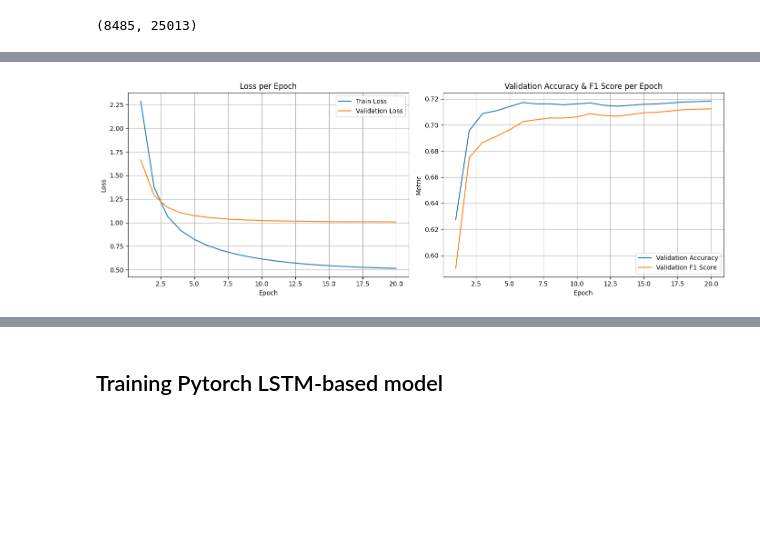
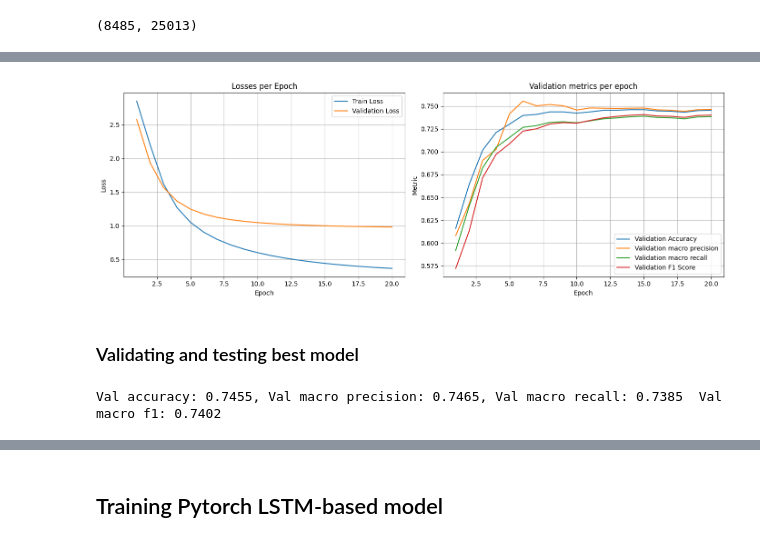
Before and after one commit to ikekee/twenty_newsgroups_classification_test_task, a Jupyter notebook: notebooks/model_training_experiments.ipynb, the cells around one changed output, grey strips where cells are left out. Cells and saved outputs as stored; diff of their text form; code cells hidden in the pictures; blank space fills up the shorter version.

Commit message:
minor models and notebook update

```diff
--- a/notebooks/model_training_experiments.ipynb
+++ b/notebooks/model_training_experiments.ipynb
@@ -161,23 +165,13 @@ class TfidfDataset(Dataset):
         return self.X[idx], self.y[idx]
 # %%
 train_dataset = TfidfDataset(train_x_vectorized, train_y)
-train_loader = DataLoader(train_dataset)
+train_loader = DataLoader(train_dataset, batch_size=16)
 
 val_dataset = TfidfDataset(val_x_vectorized, val_y)
-val_loader = DataLoader(val_dataset)
+val_loader = DataLoader(val_dataset, batch_size=16)
 # %%
 train_x_vectorized.shape
 # %% [output]
 (8485, 25013)
-# %%
-class FFNN(nn.Module):
-    def __init__(self, input_dim, hidden_dim, output_dim):
-        super().__init__()
-        self.fc1 = nn.Linear(input_dim, hidden_dim)
-        self.relu = nn.ReLU()
-        self.fc2 = nn.Linear(hidden_dim, output_dim)
-
-    def forward(self, x):
-        return self.fc2(self.relu(self.fc1(x)))
 # %%
 EPOCHS_NUM = 20
@@ -184,11 +187,4 @@ EPOCHS_NUM = 20
 # %%
-if torch.cuda.is_available():
-    device = torch.device("cuda")
-elif torch.backends.mps.is_available():
-    device = torch.device("mps")
-else:
-    device = torch.device("cpu")
-
 model_config = {
     "input_dim": train_x_vectorized.shape[1],
     "hidden_dim": 128,
@@ -197,7 +193,6 @@ model_config = {
 
 model = FFNN(**model_config)
 model = model.to(device)
-criterion = nn.CrossEntropyLoss()
 optimizer = torch.optim.Adam(model.parameters(), lr=0.0003, weight_decay=0.0005)
 
 history = defaultdict(list)
@@ -252,11 +247,15 @@ for epoch in range(EPOCHS_NUM):
     epoch_recall = TP / (TP + FN + 1e-8)
     epoch_f1 = 2 * epoch_precision * epoch_recall / (epoch_precision + epoch_recall + 1e-8)
     epoch_f1_macro = epoch_f1.mean()
+    epoch_precision_macro = epoch_precision.mean()
+    epoch_recall_macro = epoch_recall.mean()
     print(f"Train loss {epoch_loss:.4f}, Val loss: {epoch_val_loss:.4f}, Val accuracy: {epoch_acc.item():.4f}, Val macro f1: {epoch_f1_macro:.4f}")
     print("-"*5)
     history["train_losses"].append(epoch_loss)
     history["val_losses"].append(epoch_val_loss)
     history["val_accuracy"].append(epoch_acc)
+    history['val_precision_macro'].append(epoch_precision_macro)
+    history['val_recall_macro'].append(epoch_recall_macro)
     history["val_f1_macro"].append(epoch_f1_macro)
 
     if epoch_val_loss < min_val_loss:
@@ -311,29 +310,65 @@ Epoch 11/19
 # %%
 plt.figure(figsize=(14, 5))
 
 epochs = range(1, len(history['train_losses']) + 1)
 
 # График лоссов
 plt.subplot(1, 2, 1)
 plt.plot(epochs, history['train_losses'], label='Train Loss')
 plt.plot(epochs, history['val_losses'], label='Validation Loss')
 plt.xlabel('Epoch')
 plt.ylabel('Loss')
-plt.title('Loss per Epoch')
+plt.title('Losses per Epoch')
 plt.legend()
 plt.grid(True)
 
 # График accuracy и F1
 plt.subplot(1, 2, 2)
 plt.plot(epochs, history['val_accuracy'], label='Validation Accuracy')
+plt.plot(epochs, history['val_precision_macro'], label='Validation macro precision')
+plt.plot(epochs, history['val_recall_macro'], label='Validation macro recall')
 plt.plot(epochs, history['val_f1_macro'], label='Validation F1 Score')
+
 plt.xlabel('Epoch')
 plt.ylabel('Metric')
-plt.title('Validation Accuracy & F1 Score per Epoch')
+plt.title('Validation metrics per epoch')
 plt.legend()
 plt.grid(True)
 
 plt.tight_layout()
 plt.show()
 # %% [output]
-[figure, old version]
+[figure, new version]
+# %% [markdown]
+### Validating and testing best model
+# %%
+model_checkpoint = torch.load("../models/best.pth")
+model_args = model_checkpoint["model_args"]
+
+model = FFNN(**model_args).to(device)
+
+model.load_state_dict(model_checkpoint['model_state_dict'])
+
+model.eval()
+
+all_preds = []
+all_labels = []
+
+for inputs, labels in tqdm(val_loader, desc="Validating"):
+    inputs = inputs.to(device)
+    labels = labels.to(device)
+
+    with torch.no_grad():
+        outputs = model(inputs)
+        _, preds = torch.max(outputs, 1)
+    loss_value = criterion(outputs, labels)
+    all_preds.extend(list(preds.cpu().numpy()))
+    all_labels.extend(list(labels.cpu().numpy()))
+
+accuracy = accuracy_score(all_labels, all_preds)
+precision = precision_score(all_labels, all_preds, average="macro")
+recall = recall_score(all_labels, all_preds, average="macro")
+f1 = f1_score(all_labels, all_preds, average="macro")
+print(f"Val accuracy: {accuracy:.4f}, Val macro precision: {precision:.4f}, Val macro recall: {recall:.4f}  Val macro f1: {f1:.4f}")
+# %% [output]
+Val accuracy: 0.7455, Val macro precision: 0.7465, Val macro recall: 0.7385  Val macro f1: 0.7402
```
Also changed, not shown: parts of 7 cells of this notebook, 3 other files.
